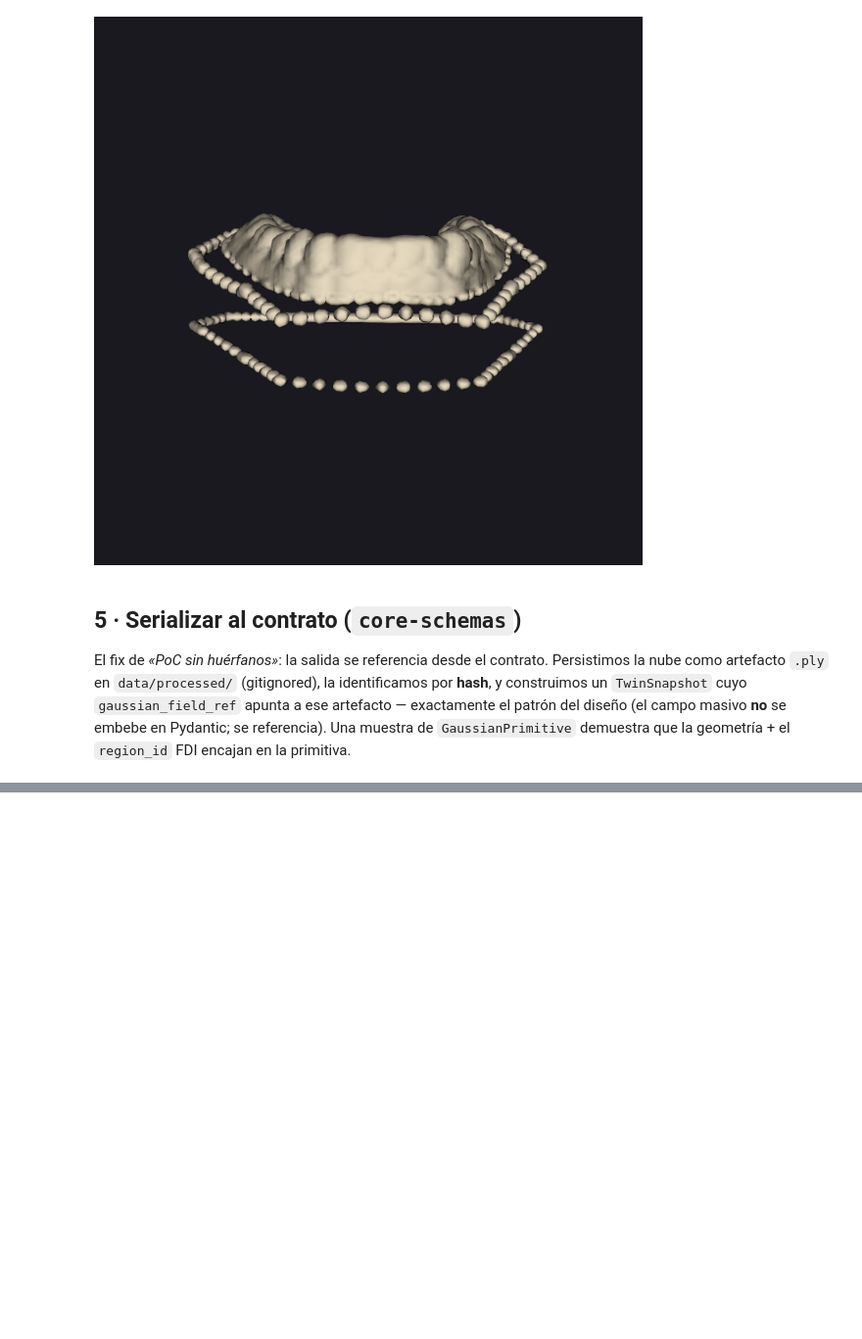
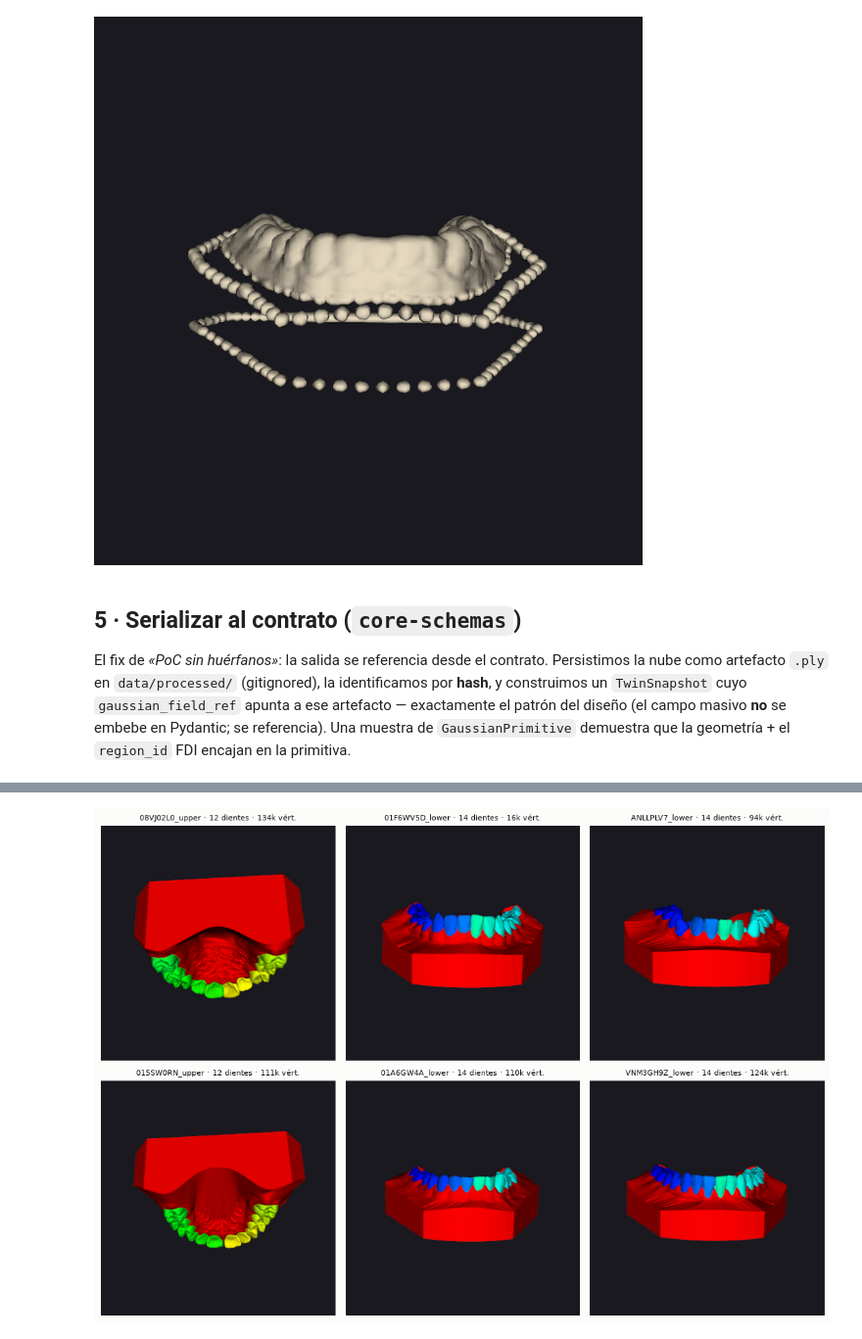
Before and after one commit to ANFAIA/Agentic-Smart-Health, a Jupyter notebook: notebooks/01-vtk-3dgs-poc.ipynb, the cells around one changed output, grey strips where cells are left out. Shown at 98% size. Saved outputs shown, nothing was run; the diff lists cells and outputs as text; code cells hidden in the pictures; blank space fills up the shorter version.

```diff
--- a/notebooks/01-vtk-3dgs-poc.ipynb
+++ b/notebooks/01-vtk-3dgs-poc.ipynb
@@ -279 +524,31 @@ print(snap.model_dump_json(indent=2))
+# %%
+GAL = 6
+galeria = random.Random(7).sample(CASES, GAL)
+
+tiles, pies = [], []
+for pid, jaw in galeria:
+    o, j = resolve_case(pid, jaw)
+    p = load_mesh(o)
+    lab = np.asarray(json.load(open(j))["labels"], dtype=np.int32)
+    fa = numpy_to_vtk(lab.astype(float))
+    fa.SetName("FDI")
+    p.GetPointData().SetScalars(fa)
+    mp = vtk.vtkPolyDataMapper()
+    mp.SetInputData(p)
+    mp.SetScalarRange(0, 47)
+    ac = vtk.vtkActor()
+    ac.SetMapper(mp)
+    # la superior se mira desde su plano oclusal (+70) y la inferior desde el frente (-70)
+    tiles.append(render_array([ac], size=(340, 340), elevation=-70 if jaw == "lower" else 70))
+    pies.append(f"{pid}_{jaw} · {len(np.unique(lab[lab != 0]))} dientes · {p.GetNumberOfPoints() / 1000:.0f}k vért.")
+
+fig, axes = plt.subplots(2, 3, figsize=(11, 7.8), facecolor=SURFACE)
+for ax, tile, pie in zip(axes.ravel(), tiles, pies):
+    ax.imshow(tile)
+    ax.set_title(pie, color=INK, fontsize=8, pad=6)
+    ax.axis("off")
+fig.tight_layout()
+plt.show()
+# %% [output]
+[figure, added]
 # %% [markdown]
```
Also changed, not shown: parts of 17 cells of this notebook.
